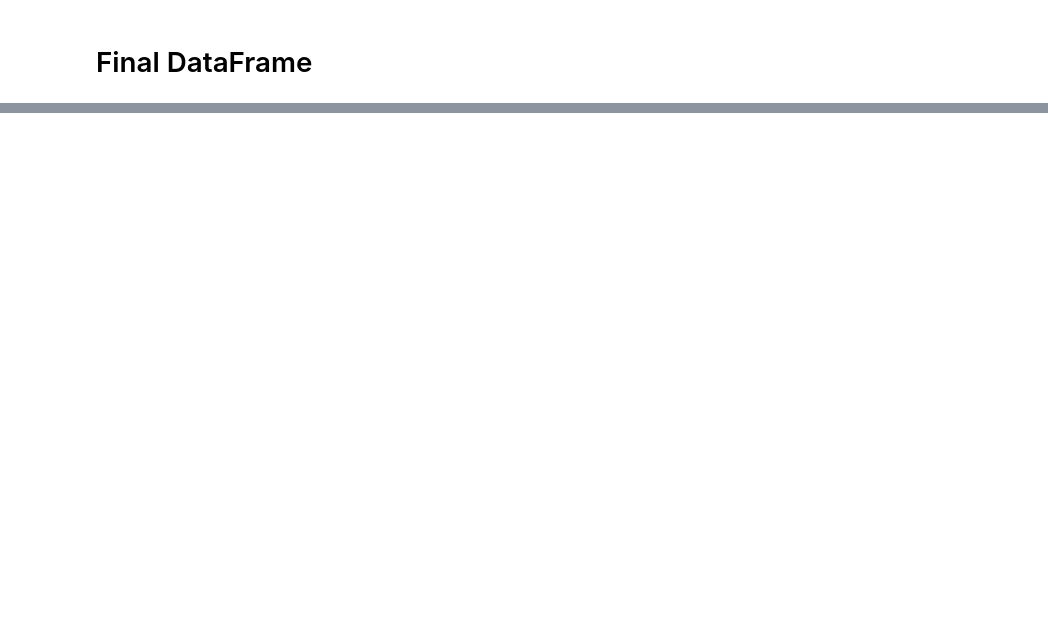
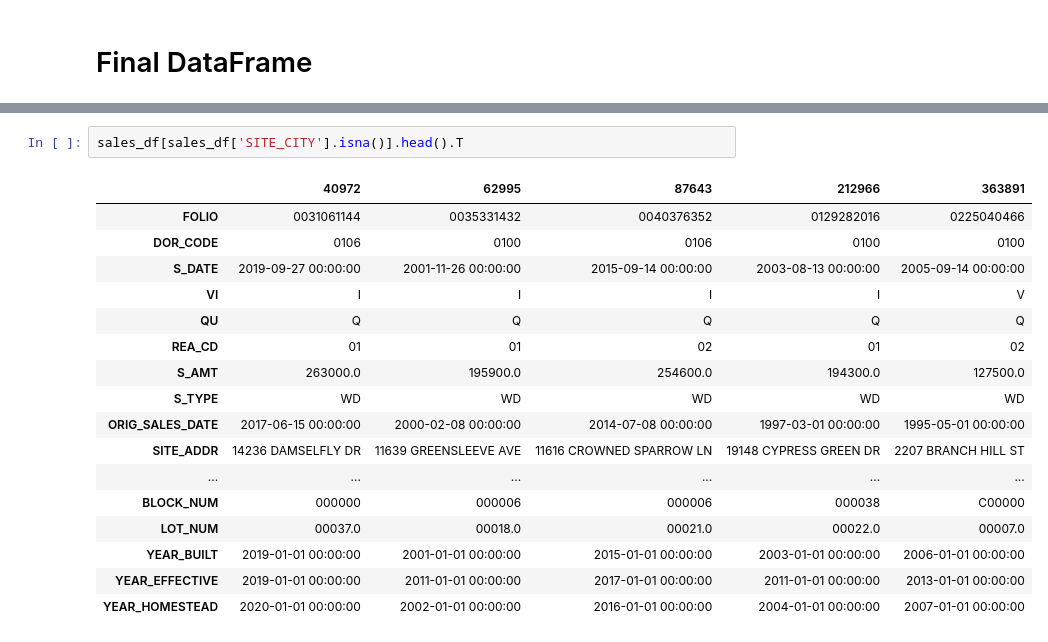
Before and after one commit to mkars01/real-estate-invest-recommender, a Jupyter notebook: notebooks/02_data_wrangling_process.ipynb, the cells around one changed output, grey strips where cells are left out. Drawn from its saved outputs; the diff is of its cells as text; blank space fills up the shorter version.

```diff
--- a/notebooks/02_data_wrangling_process.ipynb
+++ b/notebooks/02_data_wrangling_process.ipynb
@@ -1138,0 +1152,20 @@ KeyError: "['TYPE', 'OWNER', 'S_DATE', 'S_AMT'] not in index"
+# %%
+sales_df[sales_df['SITE_CITY'].isna()].head().T
+# %% [output]
+|  | 40972 | 62995 | 87643 | 212966 | 363891 |
+| FOLIO | 0031061144 | 0035331432 | 0040376352 | 0129282016 | 0225040466 |
+| DOR_CODE | 0106 | 0100 | 0106 | 0100 | 0100 |
+| S_DATE | 2019-09-27 00:00:00 | 2001-11-26 00:00:00 | 2015-09-14 00:00:00 | 2003-08-13 00:00:00 | 2005-09-14 00:00:00 |
+| VI | I | I | I | I | V |
+| QU | Q | Q | Q | Q | Q |
+| REA_CD | 01 | 01 | 02 | 01 | 02 |
+| S_AMT | 263000.0 | 195900.0 | 254600.0 | 194300.0 | 127500.0 |
+| S_TYPE | WD | WD | WD | WD | WD |
+| ORIG_SALES_DATE | 2017-06-15 00:00:00 | 2000-02-08 00:00:00 | 2014-07-08 00:00:00 | 1997-03-01 00:00:00 | 1995-05-01 00:00:00 |
+| SITE_ADDR | 14236 DAMSELFLY DR | 11639 GREENSLEEVE AVE | 11616 CROWNED SPARROW LN | 19148 CYPRESS GREEN DR | 2207 BRANCH HILL ST |
+| ... | ... | ... | ... | ... | ... |
+| BLOCK_NUM | 000000 | 000006 | 000006 | 000038 | C00000 |
+| LOT_NUM | 00037.0 | 00018.0 | 00021.0 | 00022.0 | 00007.0 |
+| YEAR_BUILT | 2019-01-01 00:00:00 | 2001-01-01 00:00:00 | 2015-01-01 00:00:00 | 2003-01-01 00:00:00 | 2006-01-01 00:00:00 |
+| YEAR_EFFECTIVE | 2019-01-01 00:00:00 | 2011-01-01 00:00:00 | 2017-01-01 00:00:00 | 2011-01-01 00:00:00 | 2013-01-01 00:00:00 |
+| YEAR_HOMESTEAD | 2020-01-01 00:00:00 | 2002-01-01 00:00:00 | 2016-01-01 00:00:00 | 2004-01-01 00:00:00 | 2007-01-01 00:00:00 |
```
Also changed, not shown: parts of 47 cells of this notebook, 1 other file.
